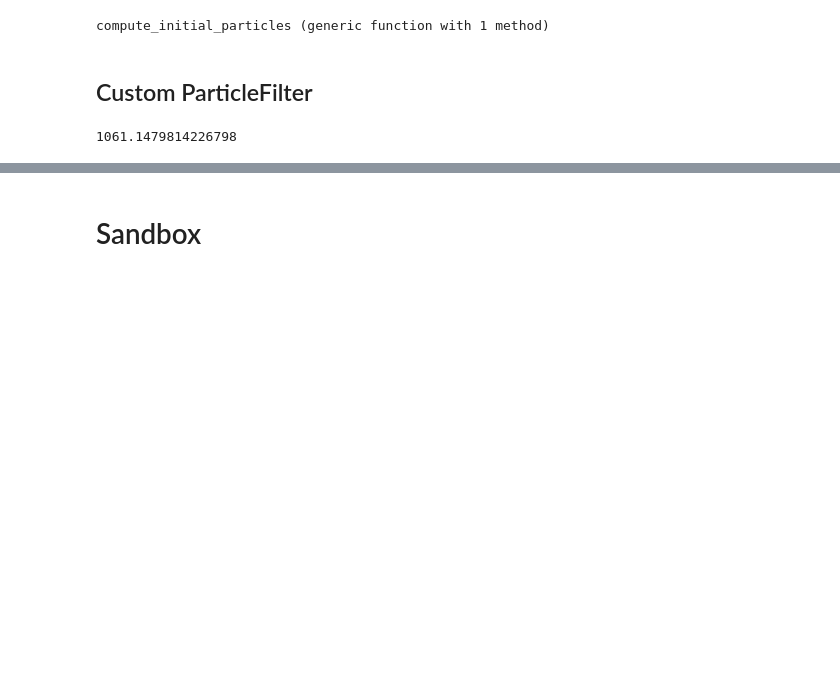
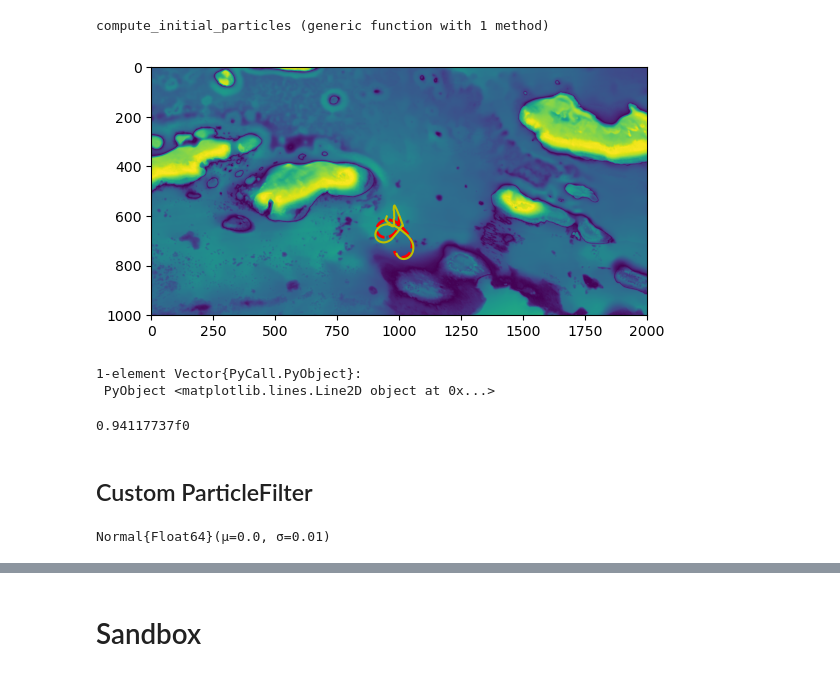
Before and after one commit to AmyPhung/GPUParticleFilter.jl, a Jupyter notebook: gpu_implementation.ipynb, the cells around one changed output, grey strips where cells are left out. Drawn from its saved outputs; the diff is of its cells as text; code cells hidden in the pictures; blank space fills up the shorter version.

```diff
--- a/gpu_implementation.ipynb
+++ b/gpu_implementation.ipynb
@@ -266,4 +266,5 @@ for i in 1:length(in_thruster)
 end
 # ------------------------------------------
 
-# bs = runfilter(fil, b0, us, measurements); # Actually compute results. Inputs: filter, initial particles, data
+# Actually compute results. Inputs: filter, initial particles, data
+bs = runfilter(fil, b0, us, measurements);
@@ -277,38 +276,31 @@ end
 # %%
-# # TODO: make this less redundant
-# filtered_xs = [m[1] for m in map(mean, bs)]
-# filtered_ys = [m[2] for m in map(mean, bs)]
+# TODO: make this less redundant
+filtered_xs = [m[1] for m in map(mean, bs)]
+filtered_ys = [m[2] for m in map(mean, bs)]
 
-# fig, ax = PyPlot.subplots()
-# ax.imshow(-bathy_map)
-# ax.plot(xs,ys,"r--", lw=2)
-# ax.plot(filtered_xs, filtered_ys, "y")
+fig, ax = PyPlot.subplots()
+ax.imshow(-bathy_map)
+ax.plot(xs,ys,"r--", lw=2)
+ax.plot(filtered_xs, filtered_ys, "y")
+# %% [output]
+[figure, added]
+1-element Vector{PyCall.PyObject}:
+ PyObject <matplotlib.lines.Line2D object at 0x...>
+# %%
+# bathy_map[1,400]
+# bathy_map[1,600]
+# bathy_map[600,1]
+bathy_map[435,1]
+# bathy_map_d[435, 1]
+# %% [output]
+0.94117737f0
 # %% [markdown]
 ## Custom ParticleFilter
 # %%
-all_particles = ones(STATE_VEC_SIZE, N_PARTICLES, N_STEPS)
-particles = ones(STATE_VEC_SIZE, N_PARTICLES)
-new_particles = ones(STATE_VEC_SIZE, N_PARTICLES)
-weights = ones(N_PARTICLES)
-
-
 dist_pos_init = Normal(0, INIT_STD_POS)
 dist_rot_init = Normal(0, INIT_STD_ROT)
 
 dist_pos_update = Normal(0, PF_STD_POS)
 dist_rot_update = Normal(0, PF_STD_ROT)
-
-
-for i in range(1, N_PARTICLES)
-    # Generate sample
-    x = START_X + rand(dist_pos_init)
-    y = START_Y + rand(dist_pos_init)
-    θ = START_θ + rand(dist_rot_init)
-
-    particles[:,i] = particles[:,i].*[x, y, θ, 0, 0]
-end
+# %% [output]
+Normal{Float64}(μ=0.0, σ=0.01)
-# %%
-zeros(Float32, N_PARTICLES)
-x
-# %% [output]
-1061.1479814226798
```
Also changed, not shown: parts of 55 cells of this notebook.
